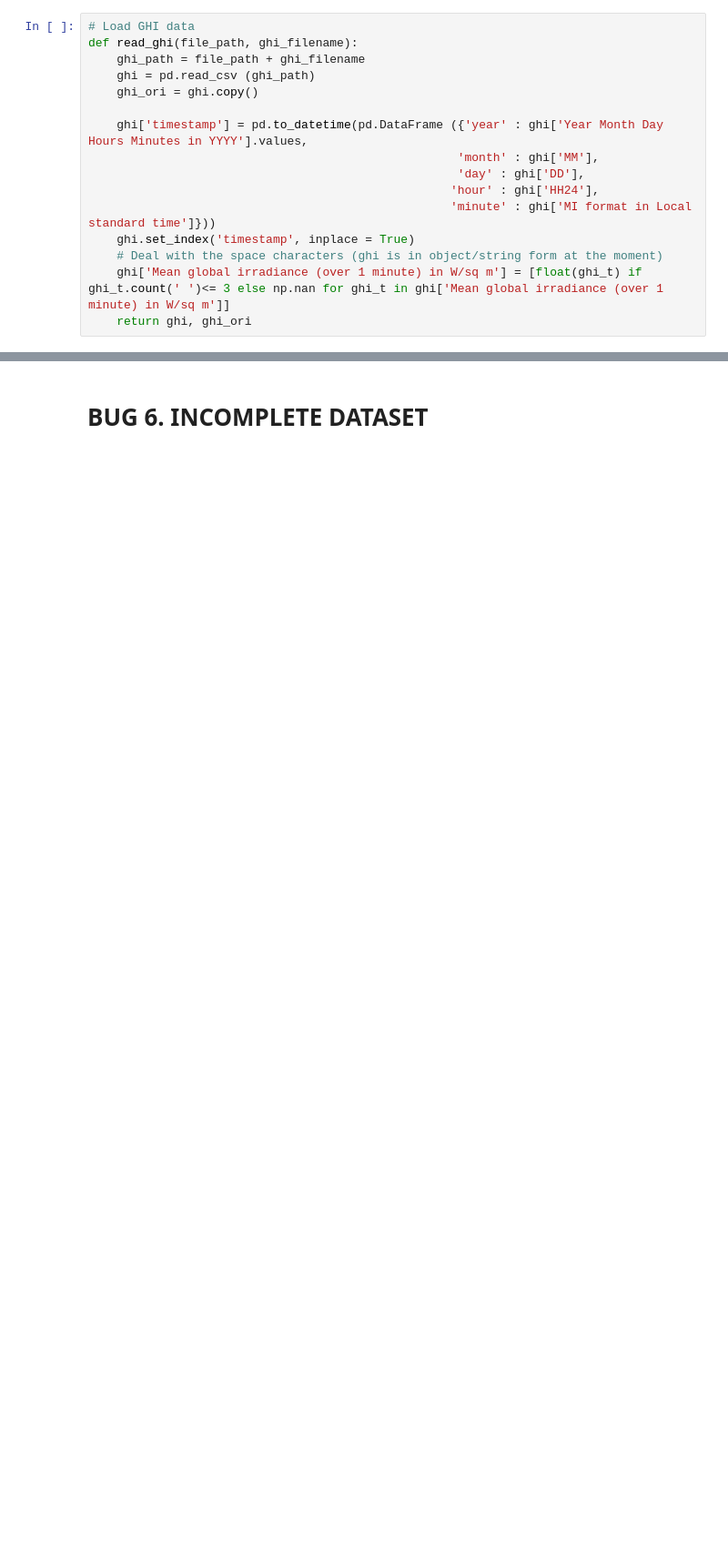
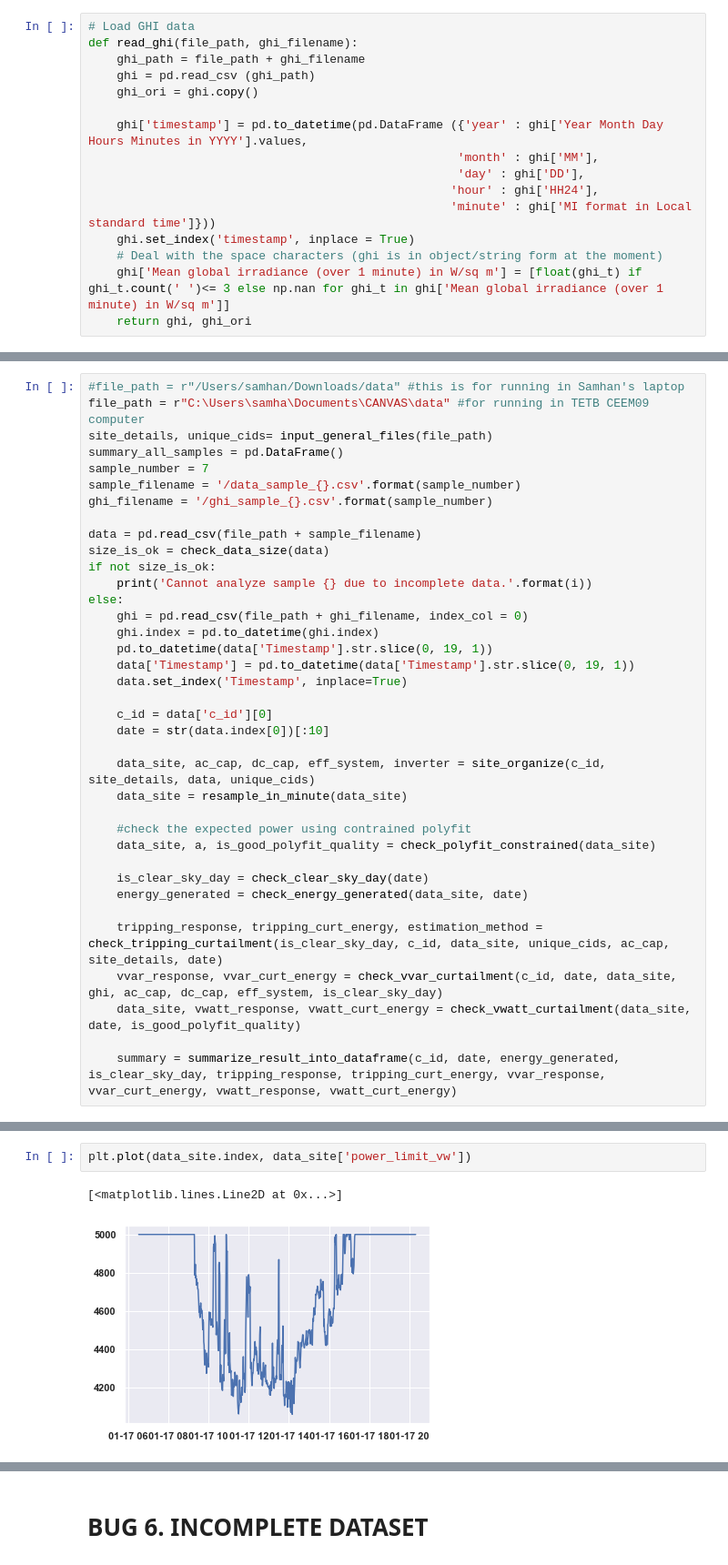
Before and after one commit to mssamhan31/Solar-Curtailment, a Jupyter notebook: src/SolA Curtailment Daily Analysis.ipynb, the cells around one changed output, grey strips where cells are left out. Shown at 91% size. Saved outputs shown, nothing was run; the diff lists cells and outputs as text; blank space fills up the shorter version.

```diff
--- a/src/SolA Curtailment Daily Analysis.ipynb
+++ b/src/SolA Curtailment Daily Analysis.ipynb
@@ -2704,0 +2782,37 @@ data_site
+# %%
+#file_path = r"/Users/samhan/Downloads/data" #this is for running in Samhan's laptop
+file_path = r"C:\Users\samha\Documents\CANVAS\data" #for running in TETB CEEM09 computer
+site_details, unique_cids= input_general_files(file_path)
+summary_all_samples = pd.DataFrame()
+sample_number = 7
+sample_filename = '/data_sample_{}.csv'.format(sample_number)
+ghi_filename = '/ghi_sample_{}.csv'.format(sample_number)
+
+data = pd.read_csv(file_path + sample_filename)
+size_is_ok = check_data_size(data)
+if not size_is_ok:
+    print('Cannot analyze sample {} due to incomplete data.'.format(i))
+else:
+    ghi = pd.read_csv(file_path + ghi_filename, index_col = 0)
+    ghi.index = pd.to_datetime(ghi.index)
+    pd.to_datetime(data['Timestamp'].str.slice(0, 19, 1))
+    data['Timestamp'] = pd.to_datetime(data['Timestamp'].str.slice(0, 19, 1))
+    data.set_index('Timestamp', inplace=True)
+
+    c_id = data['c_id'][0]
+    date = str(data.index[0])[:10]
+
+    data_site, ac_cap, dc_cap, eff_system, inverter = site_organize(c_id, site_details, data, unique_cids)
+    data_site = resample_in_minute(data_site)
+
+    #check the expected power using contrained polyfit
+    data_site, a, is_good_polyfit_quality = check_polyfit_constrained(data_site)
+
+    is_clear_sky_day = check_clear_sky_day(date)
+    energy_generated = check_energy_generated(data_site, date)
+
+    tripping_response, tripping_curt_energy, estimation_method = check_tripping_curtailment(is_clear_sky_day, c_id, data_site, unique_cids, ac_cap, site_details, date)
+    vvar_response, vvar_curt_energy = check_vvar_curtailment(c_id, date, data_site, ghi, ac_cap, dc_cap, eff_system, is_clear_sky_day)
+    data_site, vwatt_response, vwatt_curt_energy = check_vwatt_curtailment(data_site, date, is_good_polyfit_quality)
+
+    summary = summarize_result_into_dataframe(c_id, date, energy_generated, is_clear_sky_day, tripping_response, tripping_curt_energy, vvar_response, vvar_curt_energy, vwatt_response, vwatt_curt_energy)
@@ -2705,3 +2824,8 @@ data_site
+# %%
+plt.plot(data_site.index, data_site['power_limit_vw'])
+# %% [output]
+[<matplotlib.lines.Line2D at 0x...>]
+[figure, added]
 # %%
 plt.plot(data_site.index, data_site['power_expected'])
 plt.plot(data_site.index, data_site['power'])
```
Also changed, not shown: parts of 18 cells of this notebook.
